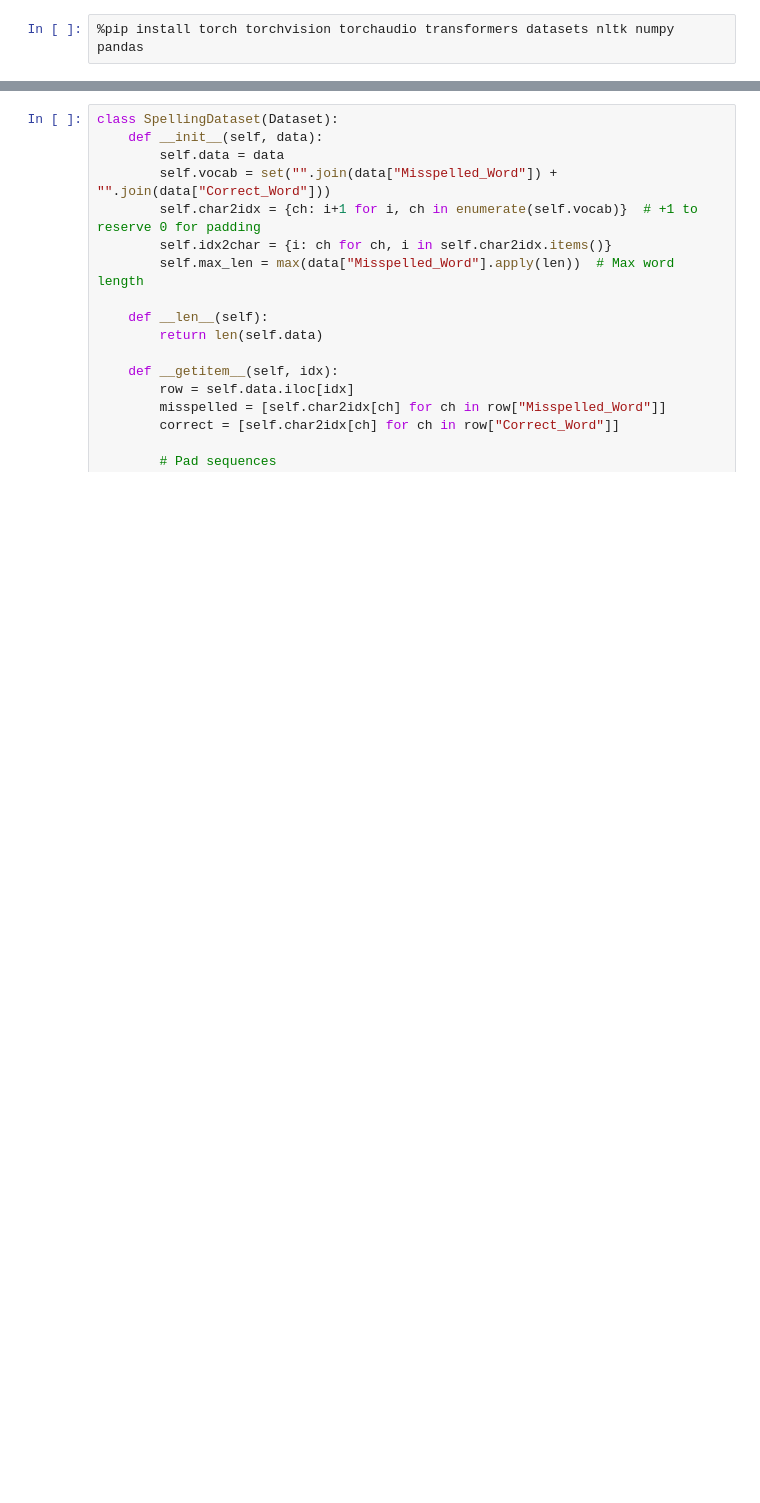
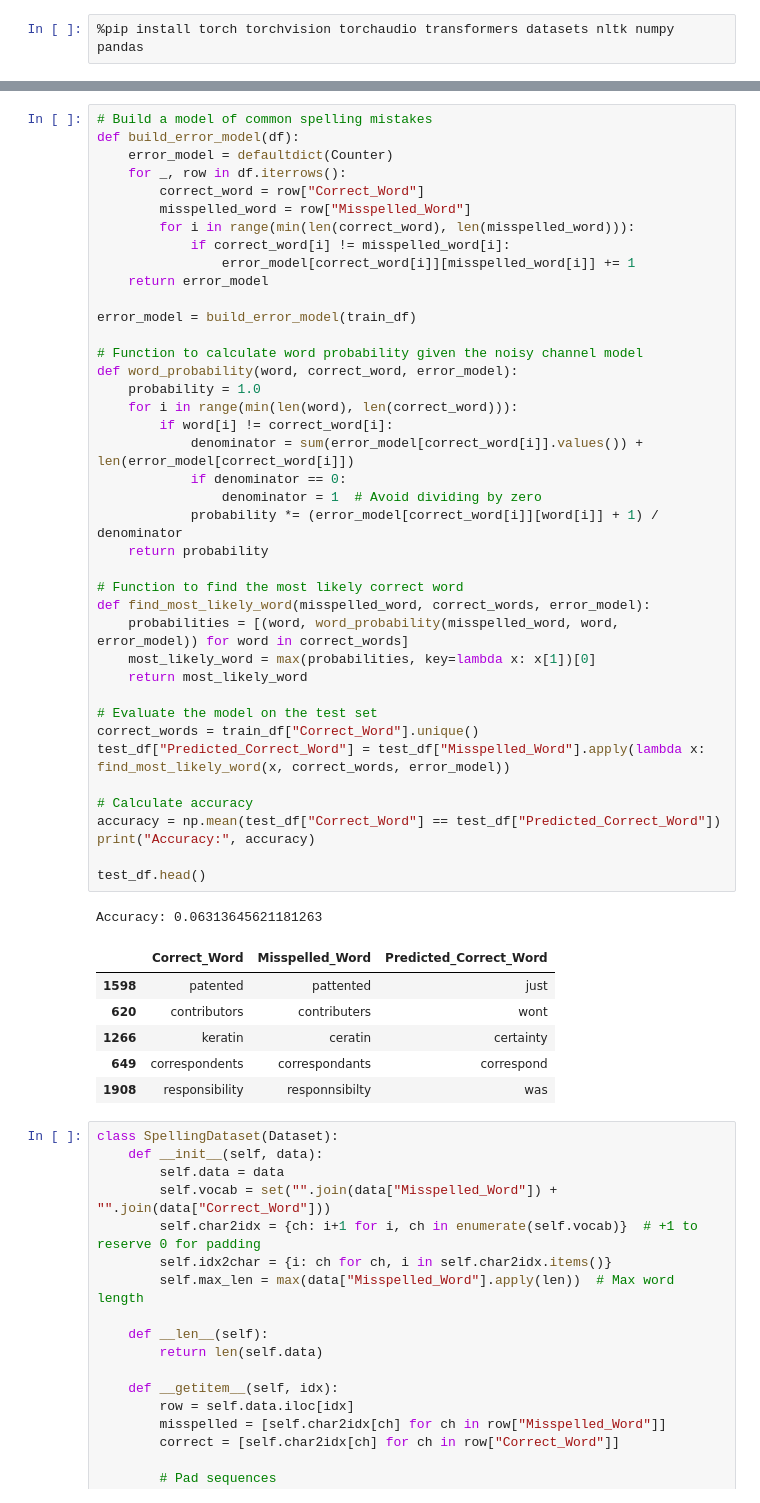
Before and after one commit to sardarahmed/Spelling-Corrector, a Jupyter notebook: notebook1.ipynb, the cells around one changed output, grey strips where cells are left out. Drawn from its saved outputs; the diff is of its cells as text; blank space fills up the shorter version.

```diff
--- a/notebook1.ipynb
+++ b/notebook1.ipynb
@@ -52,3 +138,51 @@ Testing samples: 7227
+# %%
+# Build a model of common spelling mistakes
+def build_error_model(df):
+    error_model = defaultdict(Counter)
+    for _, row in df.iterrows():
+        correct_word = row["Correct_Word"]
+        misspelled_word = row["Misspelled_Word"]
+        for i in range(min(len(correct_word), len(misspelled_word))):
+            if correct_word[i] != misspelled_word[i]:
+                error_model[correct_word[i]][misspelled_word[i]] += 1
+    return error_model
+
+error_model = build_error_model(train_df)
+
+# Function to calculate word probability given the noisy channel model
+def word_probability(word, correct_word, error_model):
+    probability = 1.0
+    for i in range(min(len(word), len(correct_word))):
+        if word[i] != correct_word[i]:
+            denominator = sum(error_model[correct_word[i]].values()) + len(error_model[correct_word[i]])
+            if denominator == 0:
+                denominator = 1  # Avoid dividing by zero
+            probability *= (error_model[correct_word[i]][word[i]] + 1) / denominator
+    return probability
+
+# Function to find the most likely correct word
+def find_most_likely_word(misspelled_word, correct_words, error_model):
+    probabilities = [(word, word_probability(misspelled_word, word, error_model)) for word in correct_words]
+    most_likely_word = max(probabilities, key=lambda x: x[1])[0]
+    return most_likely_word
+
+# Evaluate the model on the test set
+correct_words = train_df["Correct_Word"].unique()
+test_df["Predicted_Correct_Word"] = test_df["Misspelled_Word"].apply(lambda x: find_most_likely_word(x, correct_words, error_model))
+
+# Calculate accuracy
+accuracy = np.mean(test_df["Correct_Word"] == test_df["Predicted_Correct_Word"])
+print("Accuracy:", accuracy)
+
+test_df.head()
+# %% [output]
+Accuracy: 0.06313645621181263
+|  | Correct_Word | Misspelled_Word | Predicted_Correct_Word |
+| 1598 | patented | pattented | just |
+| 620 | contributors | contributers | wont |
+| 1266 | keratin | ceratin | certainty |
+| 649 | correspondents | correspondants | correspond |
+| 1908 | responsibility | responnsibilty | was |
 # %%
 class SpellingDataset(Dataset):
     def __init__(self, data):
```
Also changed, not shown: parts of 7 cells of this notebook.
